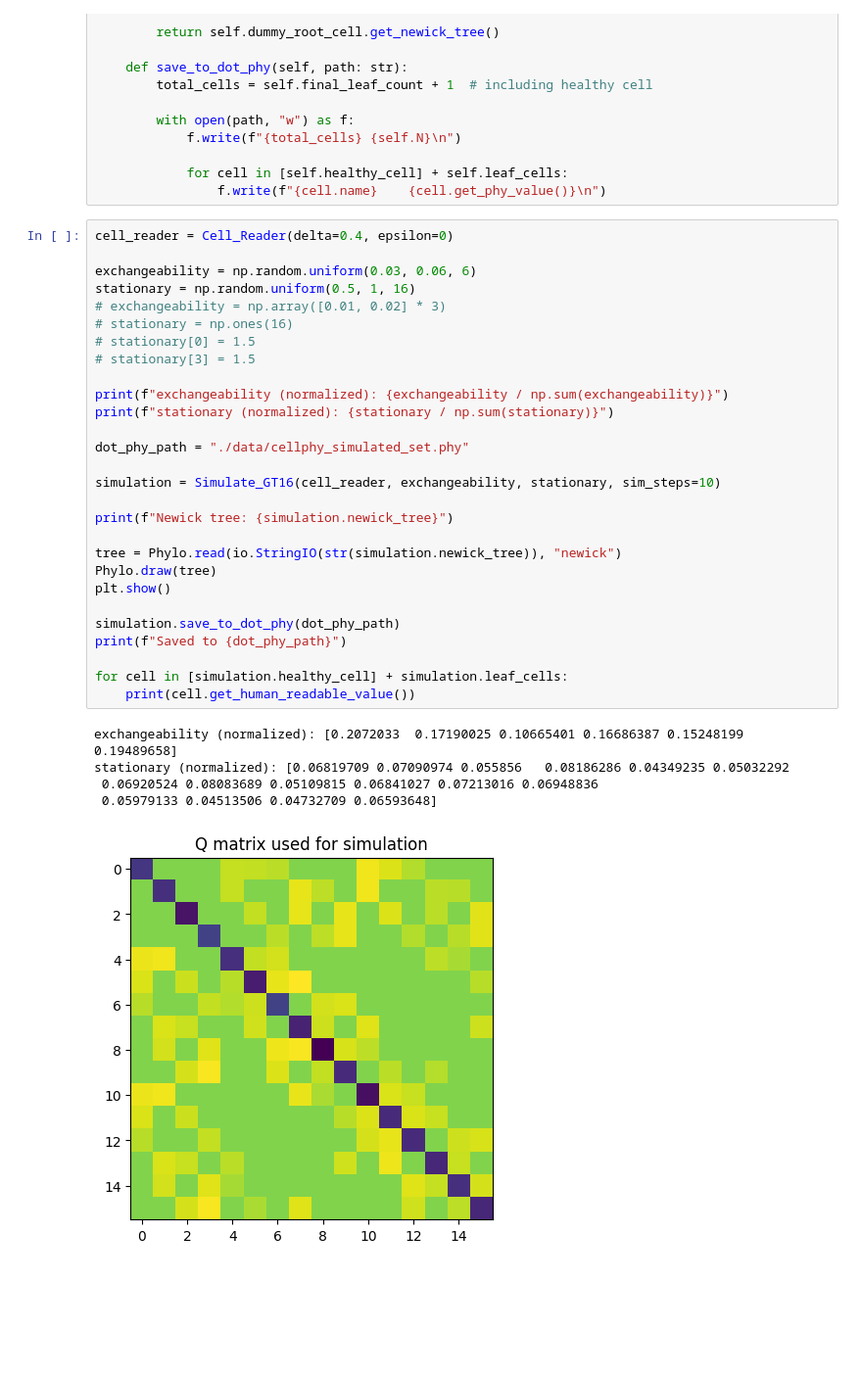
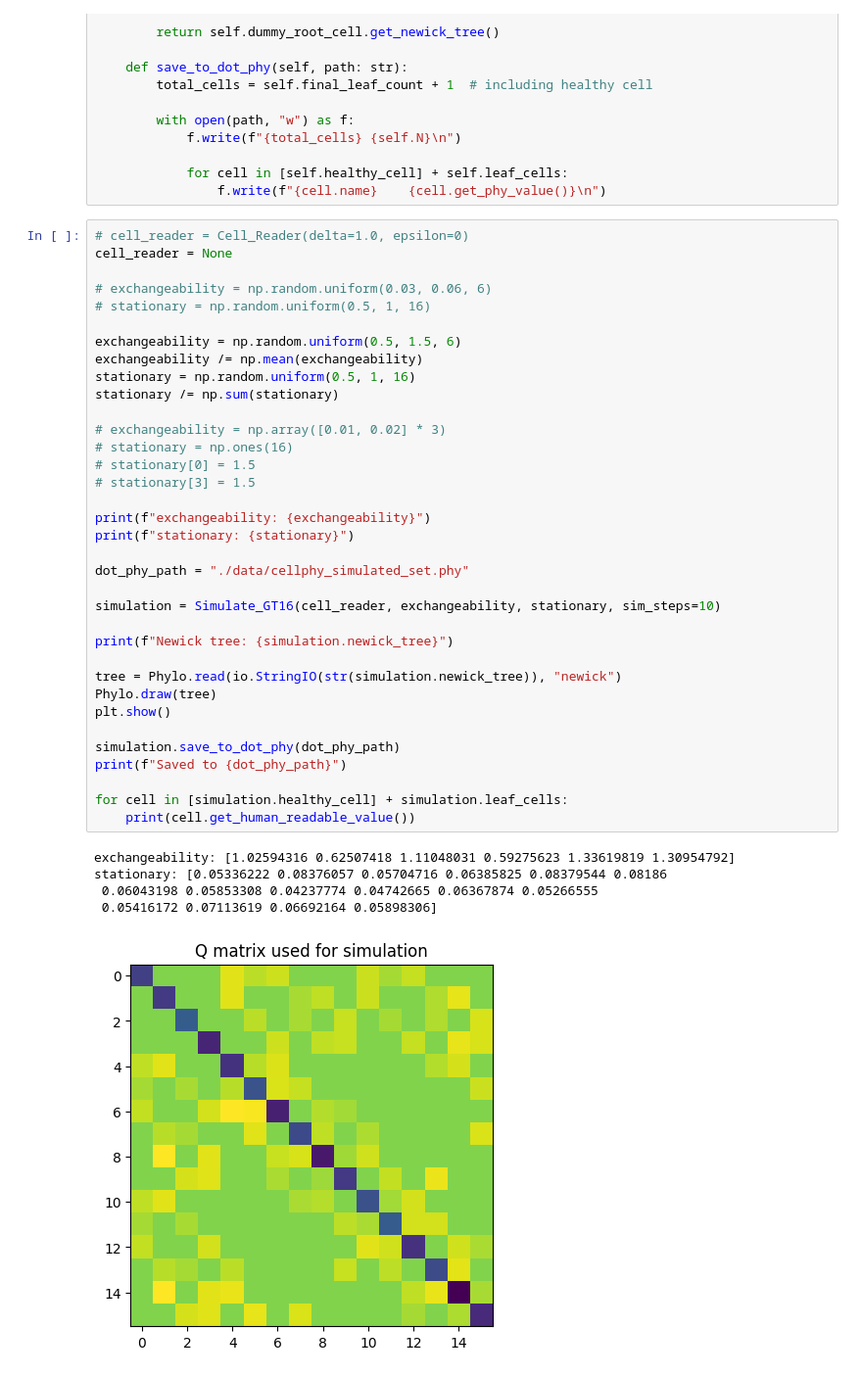
Before and after one commit to axchen7/phylo, a Jupyter notebook: simulate.ipynb, the cells around one changed output. Shown at 98% size. Saved outputs shown, nothing was run; the diff lists cells and outputs as text; blank space fills up the shorter version.

Commit message:
Normalize simulated branch lengths

```diff
--- a/simulate.ipynb
+++ b/simulate.ipynb
@@ -256,36 +256,43 @@ class Simulate_GT16:
             for cell in [self.healthy_cell] + self.leaf_cells:
                 f.write(f"{cell.name}    {cell.get_phy_value()}\n")
 # %%
-cell_reader = Cell_Reader(delta=0.4, epsilon=0)
+# cell_reader = Cell_Reader(delta=1.0, epsilon=0)
+cell_reader = None
 
-exchangeability = np.random.uniform(0.03, 0.06, 6)
+# exchangeability = np.random.uniform(0.03, 0.06, 6)
+# stationary = np.random.uniform(0.5, 1, 16)
+
+exchangeability = np.random.uniform(0.5, 1.5, 6)
+exchangeability /= np.mean(exchangeability)
 stationary = np.random.uniform(0.5, 1, 16)
+stationary /= np.sum(stationary)
+
 # exchangeability = np.array([0.01, 0.02] * 3)
 # stationary = np.ones(16)
 # stationary[0] = 1.5
 # stationary[3] = 1.5
 
-print(f"exchangeability (normalized): {exchangeability / np.sum(exchangeability)}")
-print(f"stationary (normalized): {stationary / np.sum(stationary)}")
+print(f"exchangeability: {exchangeability}")
+print(f"stationary: {stationary}")
 
 dot_phy_path = "./data/cellphy_simulated_set.phy"
 
 simulation = Simulate_GT16(cell_reader, exchangeability, stationary, sim_steps=10)
 
 print(f"Newick tree: {simulation.newick_tree}")
 
 tree = Phylo.read(io.StringIO(str(simulation.newick_tree)), "newick")
 Phylo.draw(tree)
 plt.show()
 
 simulation.save_to_dot_phy(dot_phy_path)
 print(f"Saved to {dot_phy_path}")
 
 for cell in [simulation.healthy_cell] + simulation.leaf_cells:
     print(cell.get_human_readable_value())
 # %% [output]
-exchangeability (normalized): [0.2072033  0.17190025 0.10665401 0.16686387 0.15248199 0.19489658]
-stationary (normalized): [0.06819709 0.07090974 0.055856   0.08186286 0.04349235 0.05032292
- 0.06920524 0.08083689 0.05109815 0.06841027 0.07213016 0.06948836
- 0.05979133 0.04513506 0.04732709 0.06593648]
+exchangeability: [1.02594316 0.62507418 1.11048031 0.59275623 1.33619819 1.30954792]
+stationary: [0.05336222 0.08376057 0.05704716 0.06385825 0.08379544 0.08186
+ 0.06043198 0.05853308 0.04237774 0.04742665 0.06367874 0.05266555
+ 0.05416172 0.07113619 0.06692164 0.05898306]
-[figure, old version]
+[figure, new version]
```
Also changed, not shown: parts of 1 cell of this notebook.
